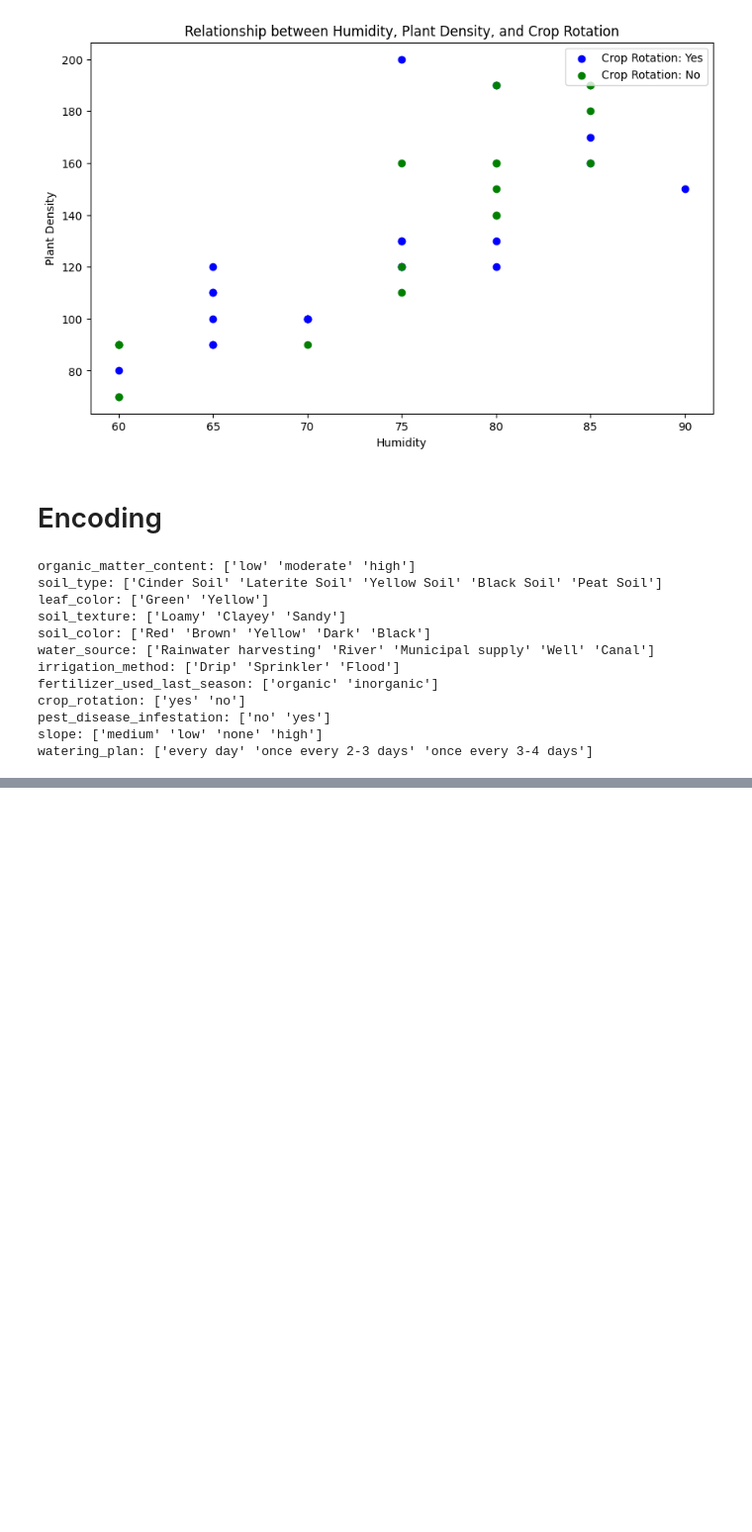
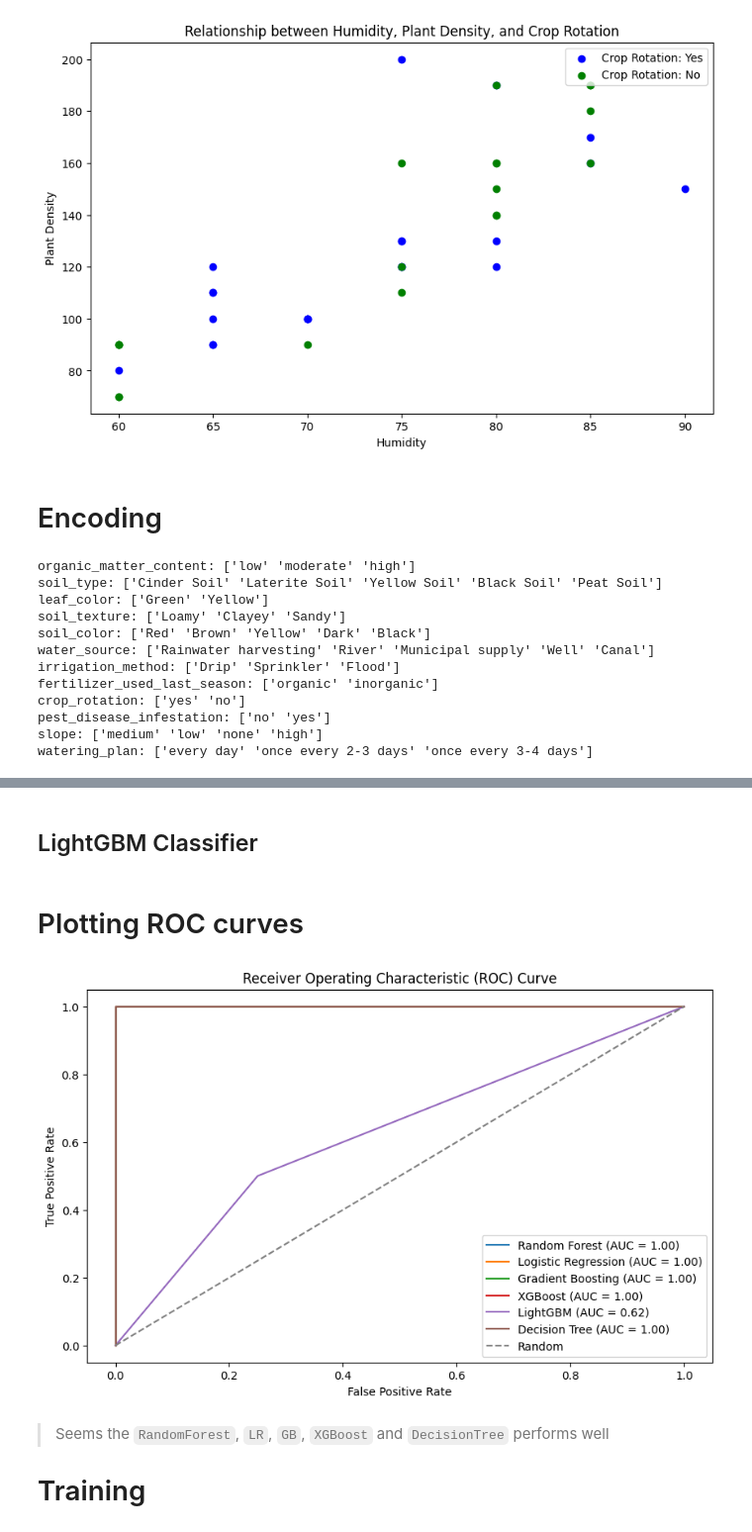
Before and after one commit to CodecubX/banana-disease-prediction-MRCNN-Django-ML, a Jupyter notebook: water_and_fertilizer plan/watering_plan.ipynb, the cells around one changed output, grey strips where cells are left out. Shown at 99% size. Cells and saved outputs as stored; diff of their text form; code cells hidden in the pictures; blank space fills up the shorter version.

```diff
--- a/water_and_fertilizer plan/watering_plan.ipynb
+++ b/water_and_fertilizer plan/watering_plan.ipynb
@@ -467,0 +532,6 @@ ValueError: Shape of passed values is (40, 20), indices imply (40, 9)
+# %%
+gb = OneVsRestClassifier(GradientBoostingClassifier())
+gb.fit(x_train, y_train)
+gb_probs = gb.predict_proba(x_test)
+gb_fpr, gb_tpr, gb_thresholds = roc_curve(y_test_bin.ravel(), gb_probs.ravel())
+gb_auc = auc(gb_fpr, gb_tpr)
@@ -467,0 +540,45 @@ ValueError: Shape of passed values is (40, 20), indices imply (40, 9)
+# %%
+xgb = OneVsRestClassifier(XGBClassifier())
+xgb.fit(x_train, y_train)
+xgb_probs = xgb.predict_proba(x_test)
+xgb_fpr, xgb_tpr, xgb_thresholds = roc_curve(y_test_bin.ravel(), xgb_probs.ravel())
+xgb_auc = auc(xgb_fpr, xgb_tpr)
+# %% [markdown]
+## LightGBM Classifier
+# %%
+lgb = OneVsRestClassifier(LGBMClassifier())
+lgb.fit(x_train, y_train)
+lgb_probs = lgb.predict_proba(x_test)
+lgb_fpr, lgb_tpr, lgb_thresholds = roc_curve(y_test_bin.ravel(), lgb_probs.ravel())
+lgb_auc = auc(lgb_fpr, lgb_tpr)
+
+#% md
+## Decision Tree Classifier
+# %%
+dt = OneVsRestClassifier(DecisionTreeClassifier())
+dt.fit(x_train, y_train)
+dt_probs = dt.predict_proba(x_test)
+dt_fpr, dt_tpr, dt_thresholds = roc_curve(y_test_bin.ravel(), dt_probs.ravel())
+dt_auc = auc(dt_fpr, dt_tpr)
+# %% [markdown]
+# Plotting ROC curves
+# %%
+plt.figure(figsize=(10, 6))
+plt.plot(rf_fpr, rf_tpr, label=f'Random Forest (AUC = {rf_auc:.2f})')
+plt.plot(lr_fpr, lr_tpr, label=f'Logistic Regression (AUC = {lr_auc:.2f})')
+plt.plot(gb_fpr, gb_tpr, label=f'Gradient Boosting (AUC = {gb_auc:.2f})')
+plt.plot(xgb_fpr, xgb_tpr, label=f'XGBoost (AUC = {xgb_auc:.2f})')
+plt.plot(lgb_fpr, lgb_tpr, label=f'LightGBM (AUC = {lgb_auc:.2f})')
+plt.plot(dt_fpr, dt_tpr, label=f'Decision Tree (AUC = {dt_auc:.2f})')
+plt.plot([0, 1], [0, 1], linestyle='--', color='gray', label='Random')
+plt.xlabel('False Positive Rate')
+plt.ylabel('True Positive Rate')
+plt.title('Receiver Operating Characteristic (ROC) Curve')
+plt.legend()
+plt.show()
+# %% [output]
+[figure, added]
+# %% [markdown]
+> Seems the  `RandomForest`, `LR`, `GB`, `XGBoost` and `DecisionTree` performs well
+
+# Training
```
Also changed, not shown: parts of 20 cells of this notebook, 8 other files.
